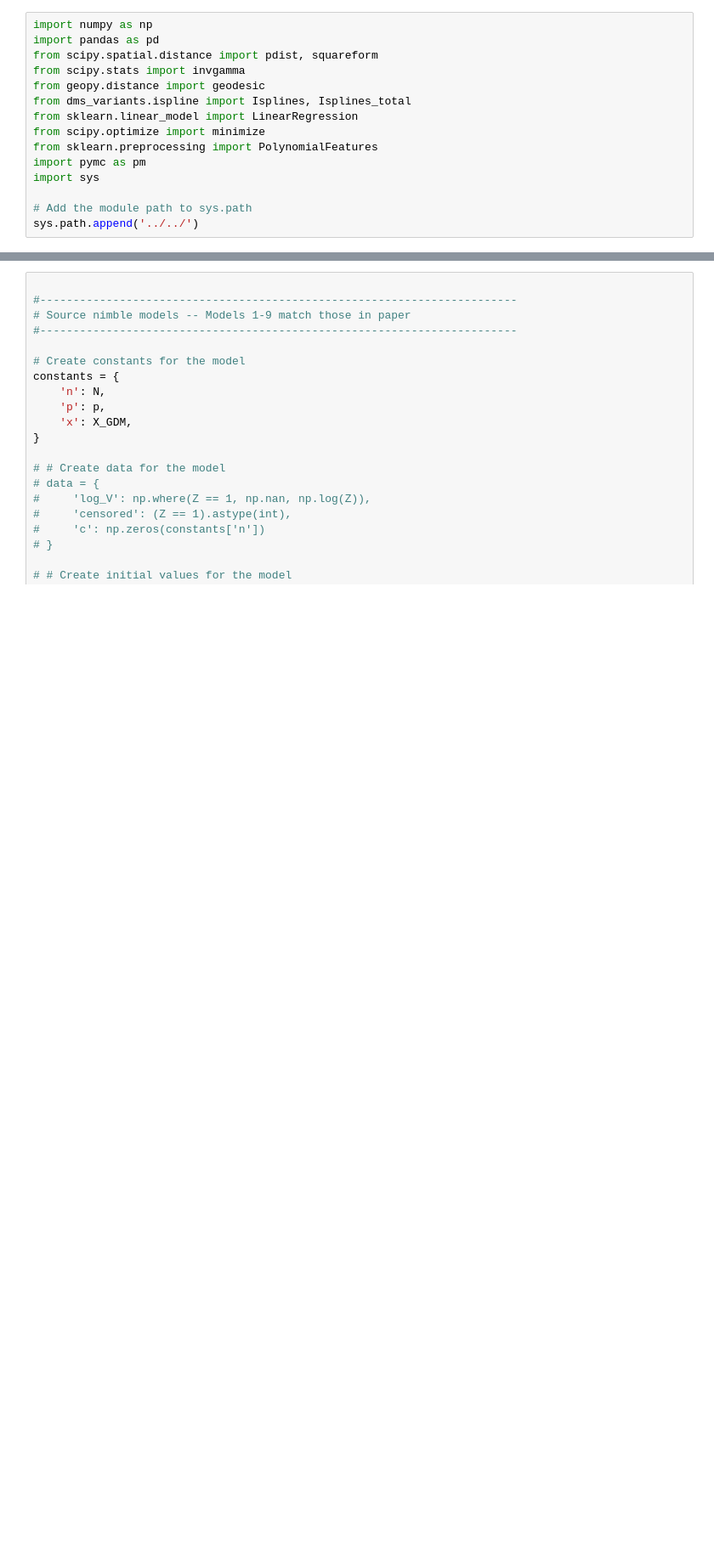
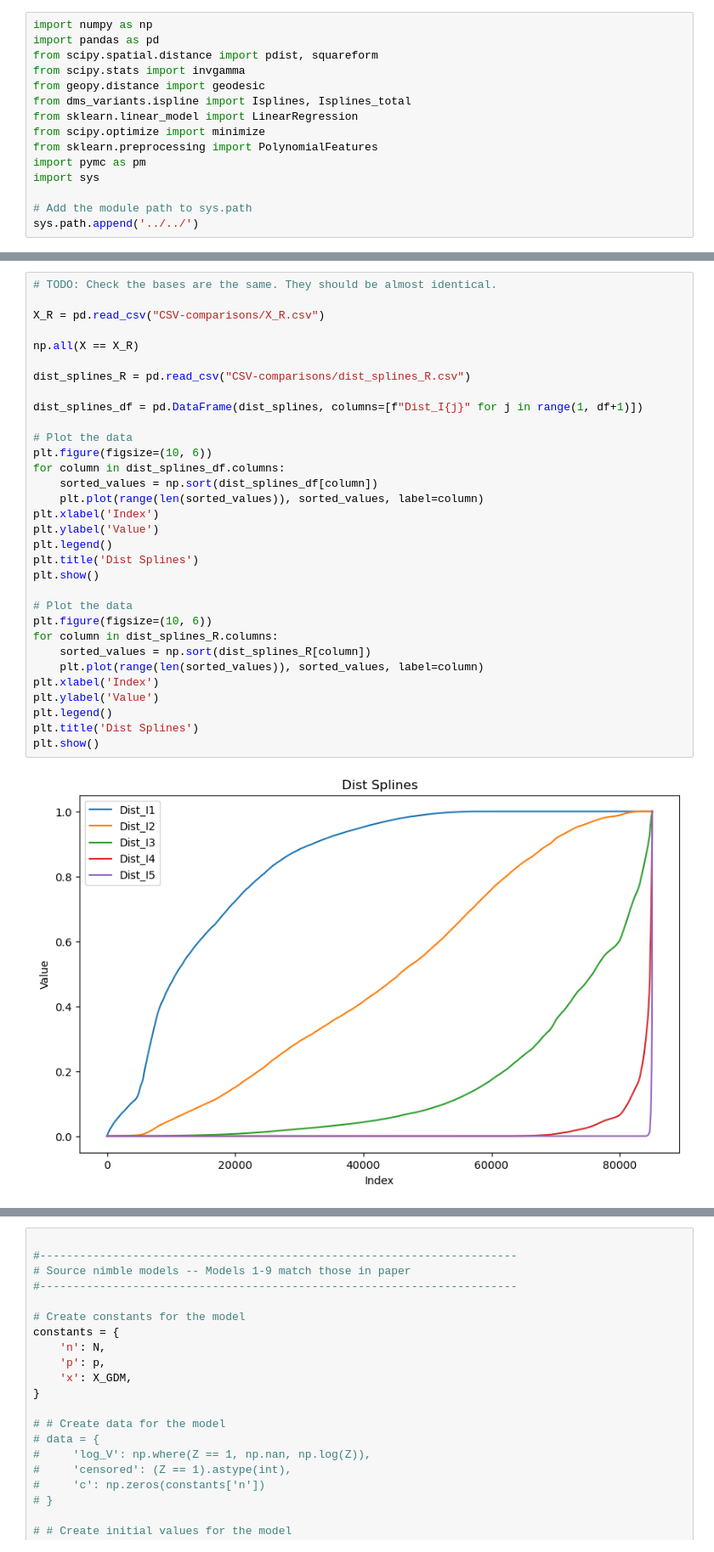
Before and after one commit to butterman0/spGDMM, a Jupyter notebook: nimble_code/SA Family/data_exploration_AFS.ipynb, the cells around one changed output, grey strips where cells are left out. Shown at 85% size. Saved outputs shown, nothing was run; the diff lists cells and outputs as text; blank space fills up the shorter version.

```diff
--- a/nimble_code/SA Family/data_exploration_AFS.ipynb
+++ b/nimble_code/SA Family/data_exploration_AFS.ipynb
@@ -134,0 +207,34 @@ Proportion of ones: 0.08947368421052632
+# %%
+# TODO: Check the bases are the same. They should be almost identical.
+
+X_R = pd.read_csv("CSV-comparisons/X_R.csv")
+
+np.all(X == X_R)
+
+dist_splines_R = pd.read_csv("CSV-comparisons/dist_splines_R.csv")
+
+dist_splines_df = pd.DataFrame(dist_splines, columns=[f"Dist_I{j}" for j in range(1, df+1)])
+
+# Plot the data
+plt.figure(figsize=(10, 6))
+for column in dist_splines_df.columns:
+    sorted_values = np.sort(dist_splines_df[column])
+    plt.plot(range(len(sorted_values)), sorted_values, label=column)
+plt.xlabel('Index')
+plt.ylabel('Value')
+plt.legend()
+plt.title('Dist Splines')
+plt.show()
+
+# Plot the data
+plt.figure(figsize=(10, 6))
+for column in dist_splines_R.columns:
+    sorted_values = np.sort(dist_splines_R[column])
+    plt.plot(range(len(sorted_values)), sorted_values, label=column)
+plt.xlabel('Index')
+plt.ylabel('Value')
+plt.legend()
+plt.title('Dist Splines')
+plt.show()
+# %% [output]
+[figure, added]
```
Also changed, not shown: parts of 17 cells of this notebook, 3 other files.
